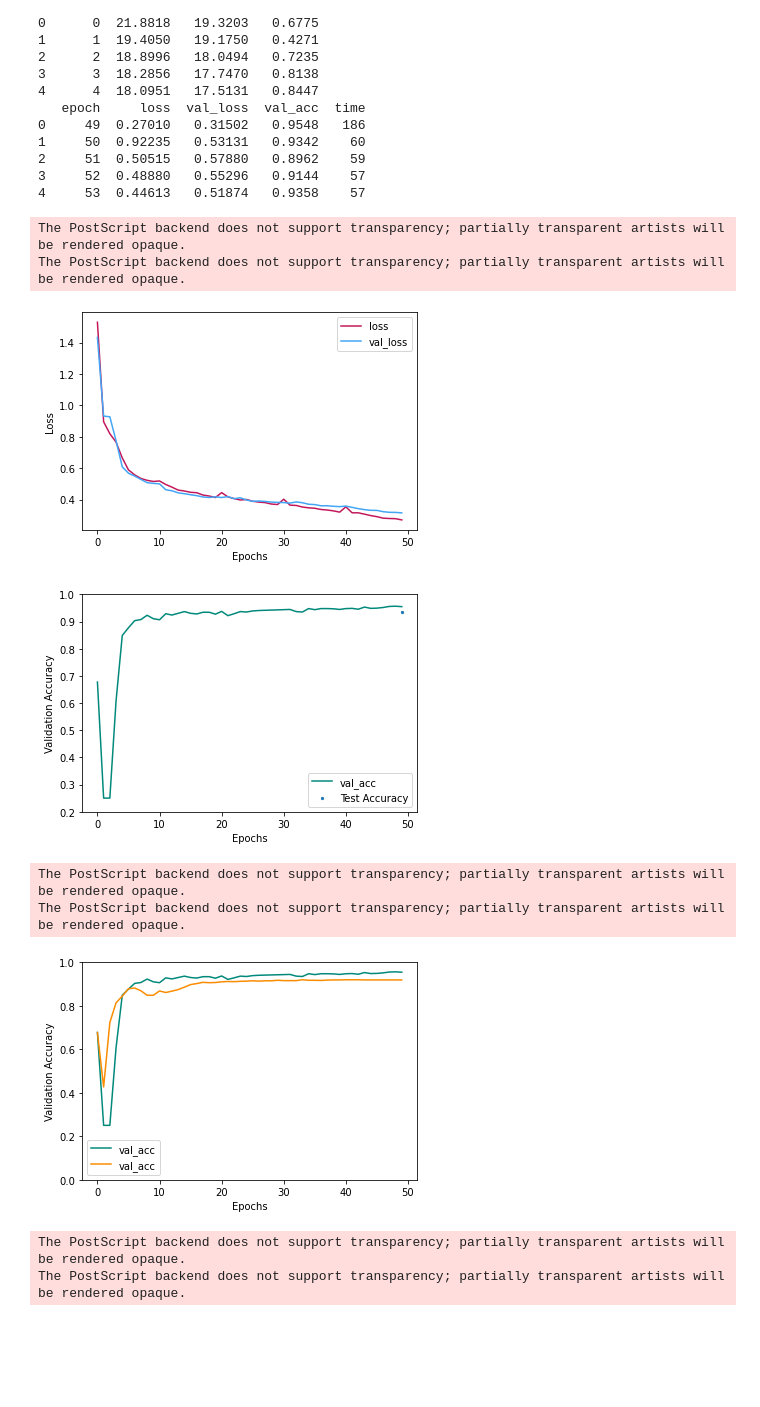
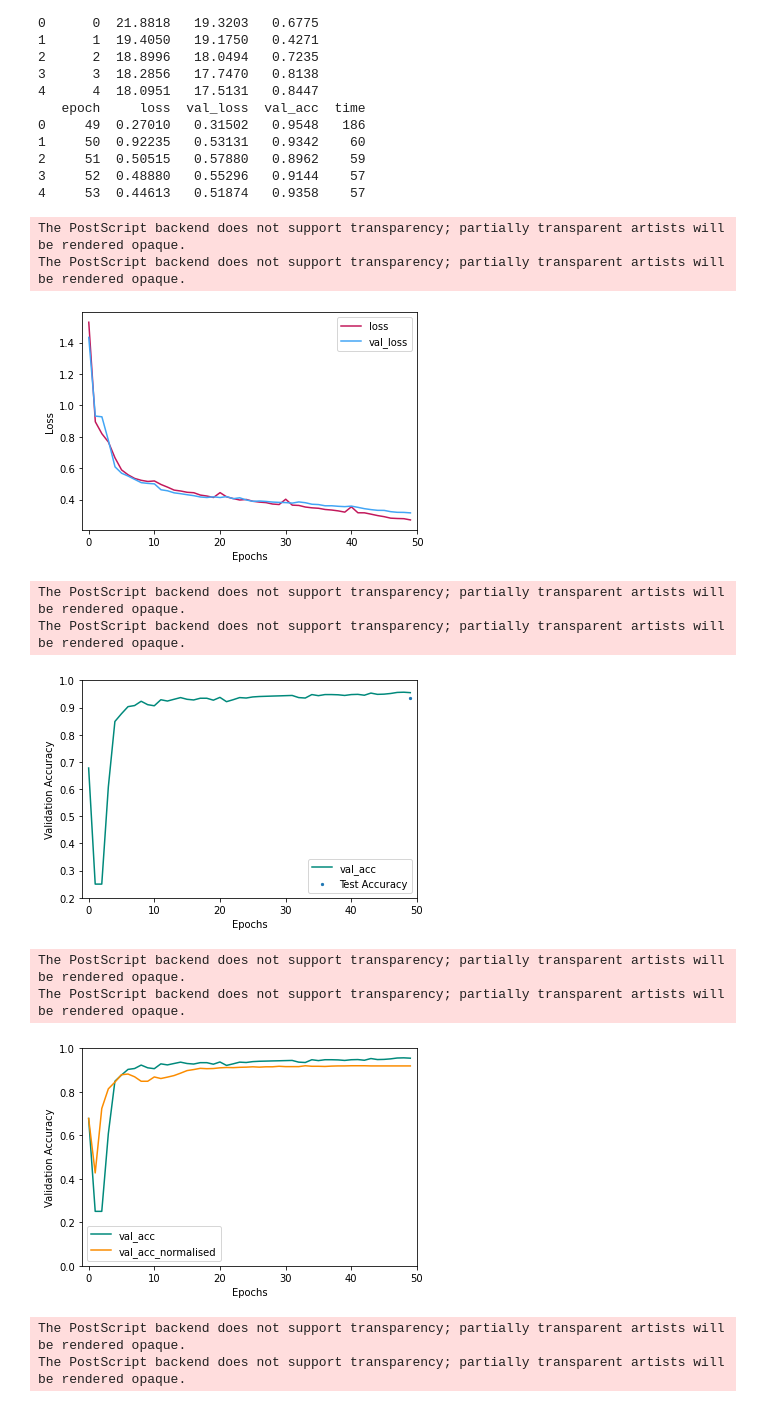
Before and after one commit to Yakuy/CapsNet-Covid19-X-Ray-Detection, a Jupyter notebook: Tools/Graph/epoch_and_lost.ipynb, the cells around one changed output. Drawn from its saved outputs; the diff is of its cells as text; code cells hidden in the pictures; blank space fills up the shorter version.

Commit message:
Add model analysis

```diff
--- a/Tools/Graph/epoch_and_lost.ipynb
+++ b/Tools/Graph/epoch_and_lost.ipynb
@@ -31,37 +31,42 @@ epoch     loss  val_loss  val_acc  time
 # %%
 model_final['loss'].plot(kind='line', legend=True, color='#C2185B')
 model_final['val_loss'].plot(kind='line', legend=True, color='#42a5f5')
+plt.xlim((-1, 50))
 plt.xlabel('Epochs')
 plt.ylabel('Loss')
 plt.savefig('Saves/final_loss.eps', format='eps', dpi=1200)
 # %% [output]
 The PostScript backend does not support transparency; partially transparent artists will be rendered opaque.
 The PostScript backend does not support transparency; partially transparent artists will be rendered opaque.
-[figure, old version]
+[figure, new version]
 # %%
 model_final['val_acc'].plot(kind='line', color='#00897b')
 plt.xlabel('Epochs')
 plt.ylabel('Validation Accuracy')
+plt.xlim((-1, 50))
 plt.ylim((0.2, 1))
 plt.scatter(49, 0.9358, s=5, label='Test Accuracy')
 plt.legend()
 #plt.annotate('0.9358', xy=(49, 0.9358)).set_rotation(-90)
 plt.savefig('Saves/final_acc.eps', format='eps', dpi=1200)
 # %% [output]
+The PostScript backend does not support transparency; partially transparent artists will be rendered opaque.
+The PostScript backend does not support transparency; partially transparent artists will be rendered opaque.
-[figure, old version]
+[figure, new version]
 # %%
 model_final['val_acc'].plot(kind='line', color='#00897b')
-model_final_norm['val_acc'].plot(kind='line', color='#fb8c00')
+model_final_norm['val_acc'].plot(kind='line', color='#fb8c00', label="val_acc_normalised")
 plt.xlabel('Epochs')
 plt.ylabel('Validation Accuracy')
+plt.xlim((-1, 50))
 plt.ylim((0, 1))
 plt.legend()
 #plt.annotate('0.9358', xy=(49, 0.9358)).set_rotation(-90)
 plt.savefig('Saves/final_acc_norm.eps', format='eps', dpi=1200)
 # %% [output]
 The PostScript backend does not support transparency; partially transparent artists will be rendered opaque.
 The PostScript backend does not support transparency; partially transparent artists will be rendered opaque.
-[figure, old version]
+[figure, new version]
 # %%
 model_final_covid_learn.set_index('epoch')
 model_final_covid_learn.plot(kind='line', x='epoch', y='val_acc', color='#00897b')
```
Also changed, not shown: parts of 1 cell of this notebook, 22 other files.
